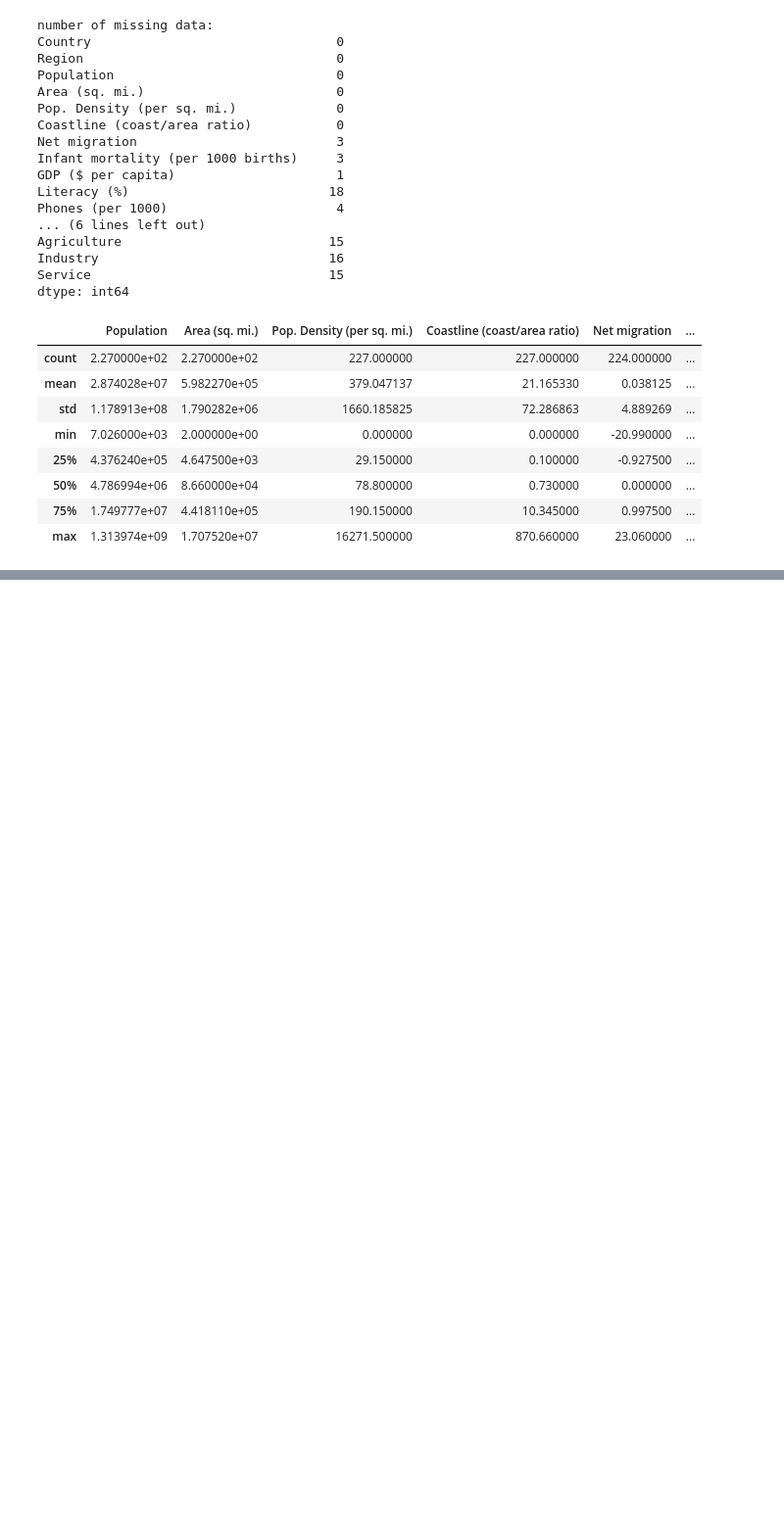
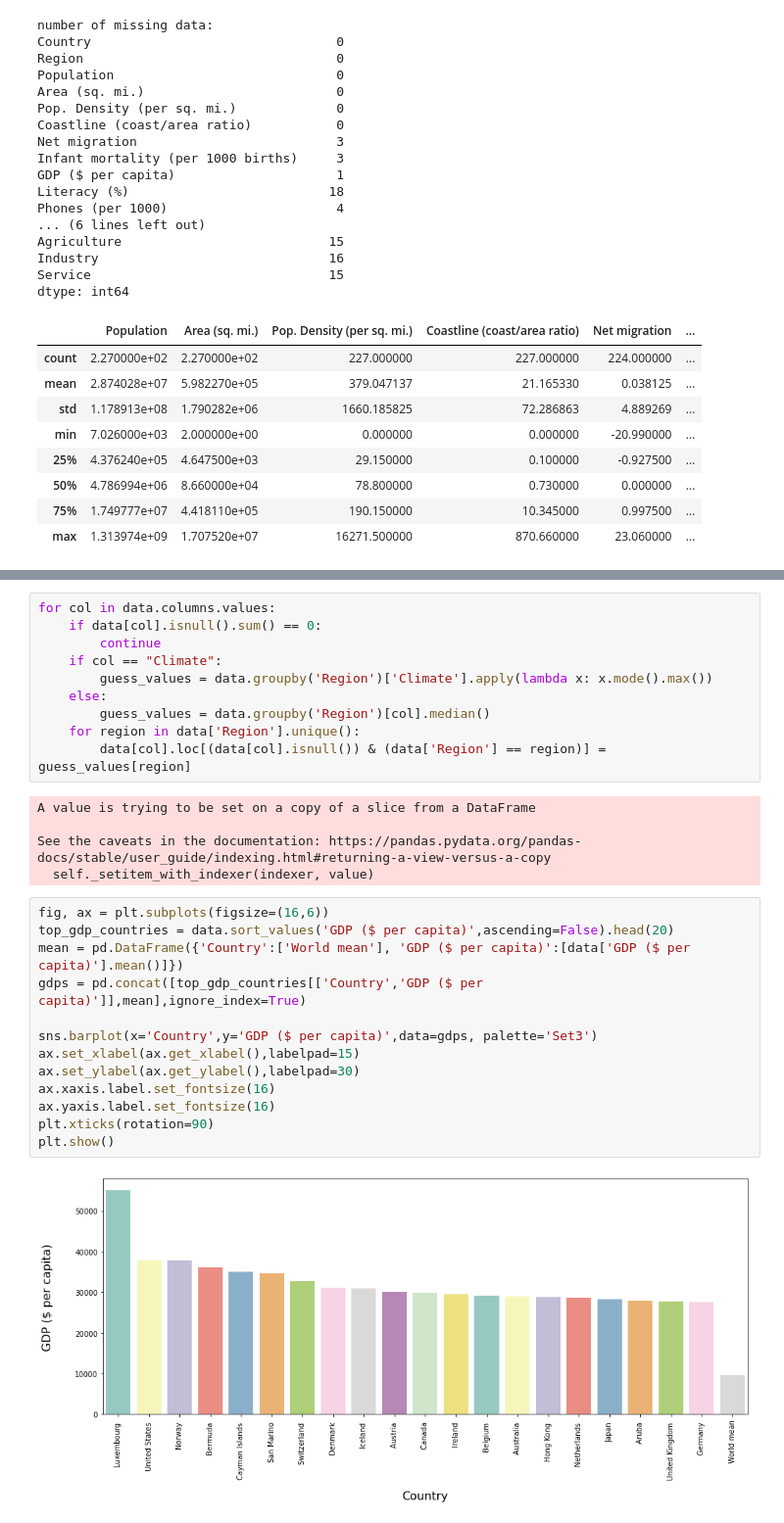
Before and after one commit to Abhishekp34/GDP-Data-Analysis, a Jupyter notebook: GDP Data Analysis.ipynb, the cells around one changed output, grey strips where cells are left out. Shown at 98% size. Saved outputs shown, nothing was run; the diff lists cells and outputs as text; blank space fills up the shorter version.

```diff
--- a/GDP Data Analysis.ipynb
+++ b/GDP Data Analysis.ipynb
@@ -43,0 +60,30 @@ dtype: int64
+# %%
+for col in data.columns.values:
+    if data[col].isnull().sum() == 0:
+        continue
+    if col == "Climate":
+        guess_values = data.groupby('Region')['Climate'].apply(lambda x: x.mode().max())
+    else:
+        guess_values = data.groupby('Region')[col].median()
+    for region in data['Region'].unique():
+        data[col].loc[(data[col].isnull()) & (data['Region'] == region)] = guess_values[region]
+# %% [output]
+A value is trying to be set on a copy of a slice from a DataFrame
+
+See the caveats in the documentation: https://pandas.pydata.org/pandas-docs/stable/user_guide/indexing.html#returning-a-view-versus-a-copy
+  self._setitem_with_indexer(indexer, value)
+# %%
+fig, ax = plt.subplots(figsize=(16,6))
+top_gdp_countries = data.sort_values('GDP ($ per capita)',ascending=False).head(20)
+mean = pd.DataFrame({'Country':['World mean'], 'GDP ($ per capita)':[data['GDP ($ per capita)'].mean()]})
+gdps = pd.concat([top_gdp_countries[['Country','GDP ($ per capita)']],mean],ignore_index=True)
+
+sns.barplot(x='Country',y='GDP ($ per capita)',data=gdps, palette='Set3')
+ax.set_xlabel(ax.get_xlabel(),labelpad=15)
+ax.set_ylabel(ax.get_ylabel(),labelpad=30)
+ax.xaxis.label.set_fontsize(16)
+ax.yaxis.label.set_fontsize(16)
+plt.xticks(rotation=90)
+plt.show()
+# %% [output]
+[figure, added]
```
Also changed, not shown: parts of 1 cell of this notebook.
